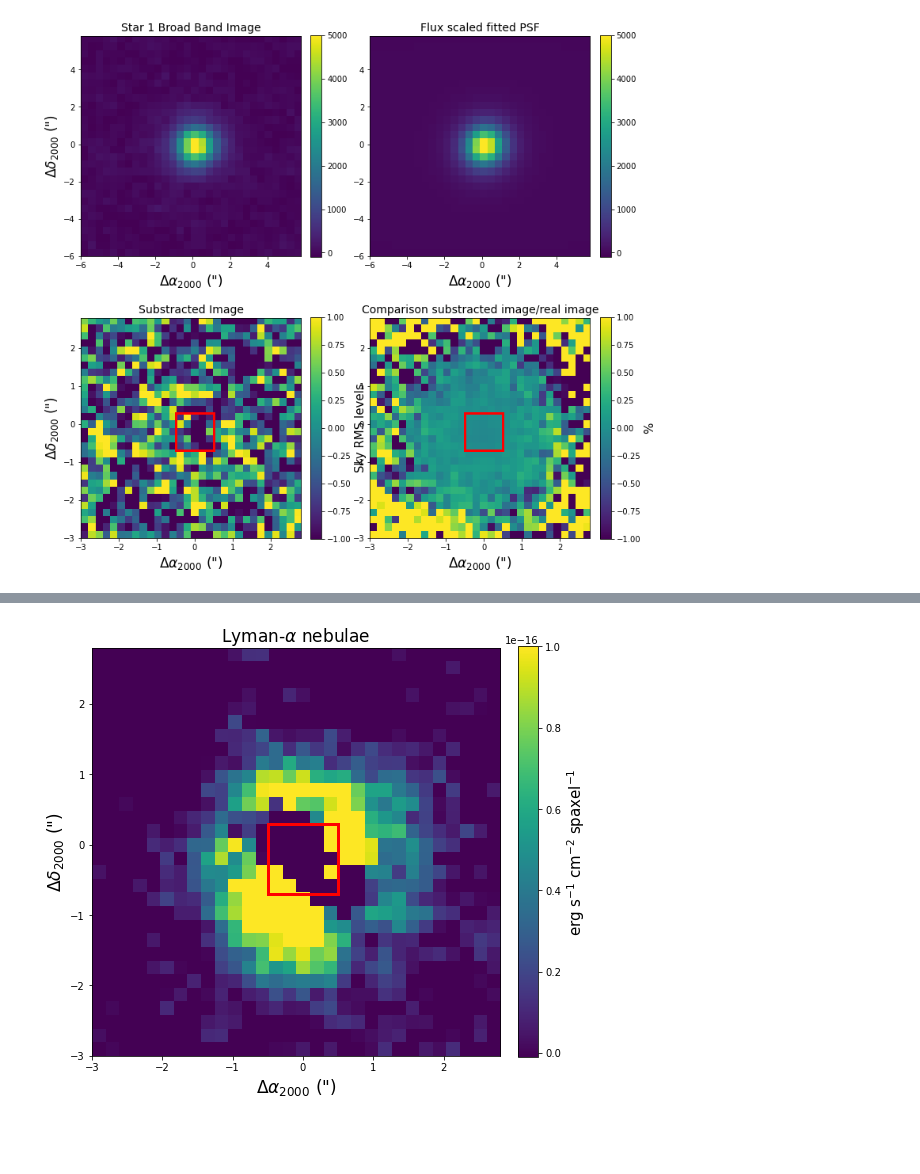
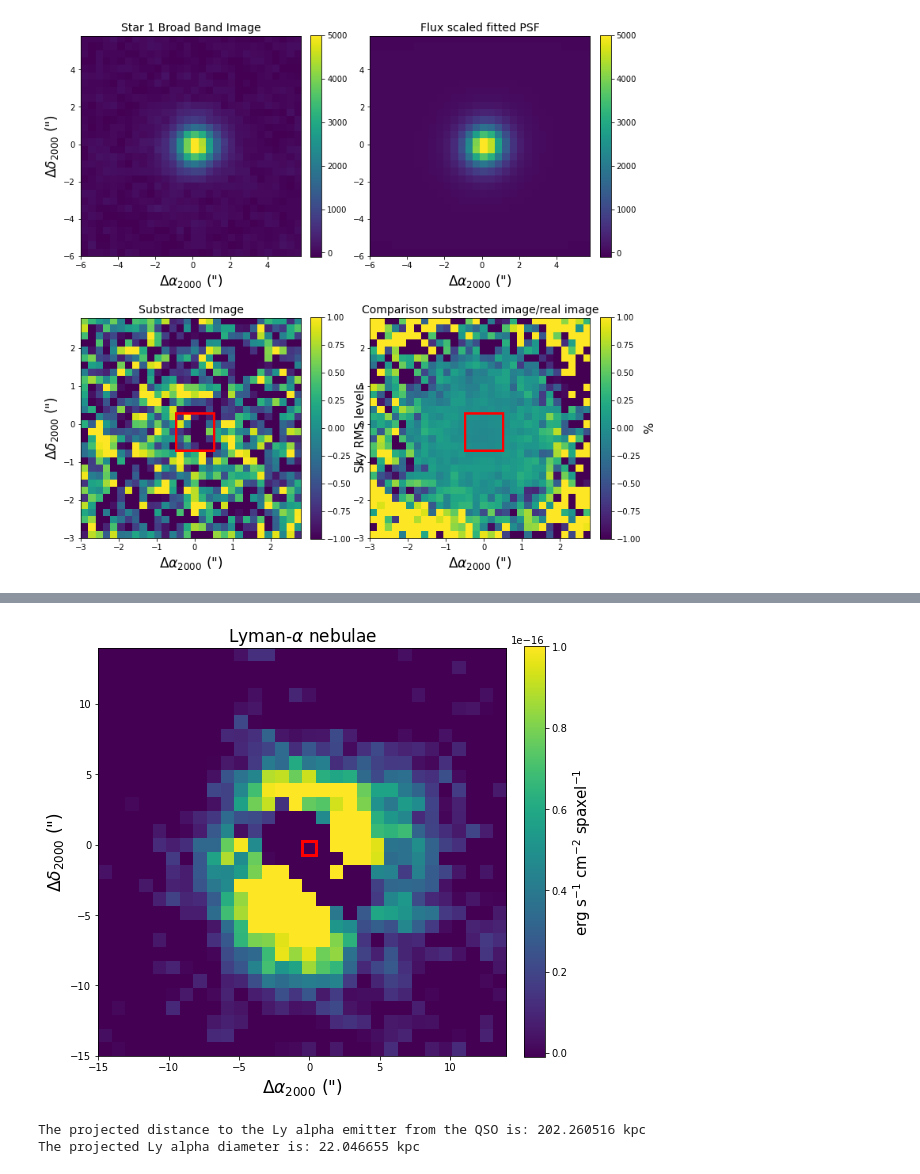
Before and after one commit to franciscourbina/PSF-fitting-for-QSO, a Jupyter notebook: 1st cube rotated profile.ipynb, the cells around one changed output, grey strips where cells are left out. Drawn from its saved outputs; the diff is of its cells as text; code cells hidden in the pictures; blank space fills up the shorter version.

```diff
--- a/1st cube rotated profile.ipynb
+++ b/1st cube rotated profile.ipynb
@@ -692,19 +705,19 @@ plt.show()
 # %%
-# Final nebula
+# Final nebula (single component)
 scaling_factor = 10e-20
 
 plt.figure(figsize=(8,8))
 
 ax3 =plt.subplot(111)
-plt.imshow(sub_img1*scaling_factor, origin='lower', extent=[x[0],x[-1],y[0],y[-1]])
+plt.imshow(sub_img1*scaling_factor, origin='lower', extent=[x[0]/0.2,x[-1]/0.2,y[0]/0.2,y[-1]/0.2])
 cb = plt.colorbar(fraction=0.046, pad=0.04)
 plt.xlabel(r'$\Delta \alpha_{2000}$ (")', fontsize=17)
 ax3.add_patch(Rectangle((x[15]-0.5,x[14]-0.5), 1, 1, edgecolor='red', facecolor='none', lw=3))
 plt.clim(-10*scaling_factor,1000*scaling_factor)
 cb.set_label(r'erg s$^{-1}$ cm$^{-2}$ spaxel$^{-1}$', fontsize=15)
 plt.ylabel(r'$\Delta \delta_{2000}$ (")', fontsize=17)
 plt.title(r'Lyman-$\alpha$ nebulae', fontsize=17)
 
 plt.show()
 # %% [output]
-[figure, old version]
+[figure, new version]
@@ -710,0 +728,35 @@ plt.show()
+# %%
+#Set the cosmology
+cosmo = FlatLambdaCDM(H0=67.8, Om0=0.308)
+
+RA_qso = "01:40:49.176"
+DEC_qso = "-08:39:42.90"
+coord_qso = coord.SkyCoord(ra=RA_qso, dec=DEC_qso, frame='fk5', unit=(u.hourangle, u.deg))
+
+RA_alpha_emitter = "01:40:49.001"
+DEC_alpha_emitter = "-08:40:10.30"
+
+coord_alpha_emitter = coord.SkyCoord(ra=RA_alpha_emitter, dec=DEC_alpha_emitter, frame='fk5', unit=(u.hourangle, u.deg))
+
+ang_sep_alpha_emitter = coord_qso.separation(coord_alpha_emitter)
+
+scale = cosmo.arcsec_per_kpc_proper(zqso).value
+rho=np.abs(ang_sep_alpha_emitter.degree/(scale/3600.0))
+
+RA_nebulae_1 = "01:40:49.176"
+DEC_nebulae_1 = "-08:39:41.90"
+
+RA_nebulae_2 = "01:40:49.176"
+DEC_nebulae_2 = "-08:39:44.90"
+
+coord_1 = coord.SkyCoord(ra=RA_nebulae_1, dec=DEC_nebulae_1, frame='fk5', unit=(u.hourangle, u.deg))
+coord_2 = coord.SkyCoord(ra=RA_nebulae_2, dec=DEC_nebulae_2, frame='fk5', unit=(u.hourangle, u.deg))
+
+angsep = coord_1.separation(coord_2).degree
+
+rho_2 = np.abs(angsep/(scale/3600.0))
+
+print("The projected distance to the Ly alpha emitter from the QSO is: {:2f} kpc \nThe projected Ly alpha diameter is: {:2f} kpc".format(rho,rho_2))
+# %% [output]
+The projected distance to the Ly alpha emitter from the QSO is: 202.260516 kpc
+The projected Ly alpha diameter is: 22.046655 kpc
```
Also changed, not shown: parts of 10 cells of this notebook, 1 other file.
